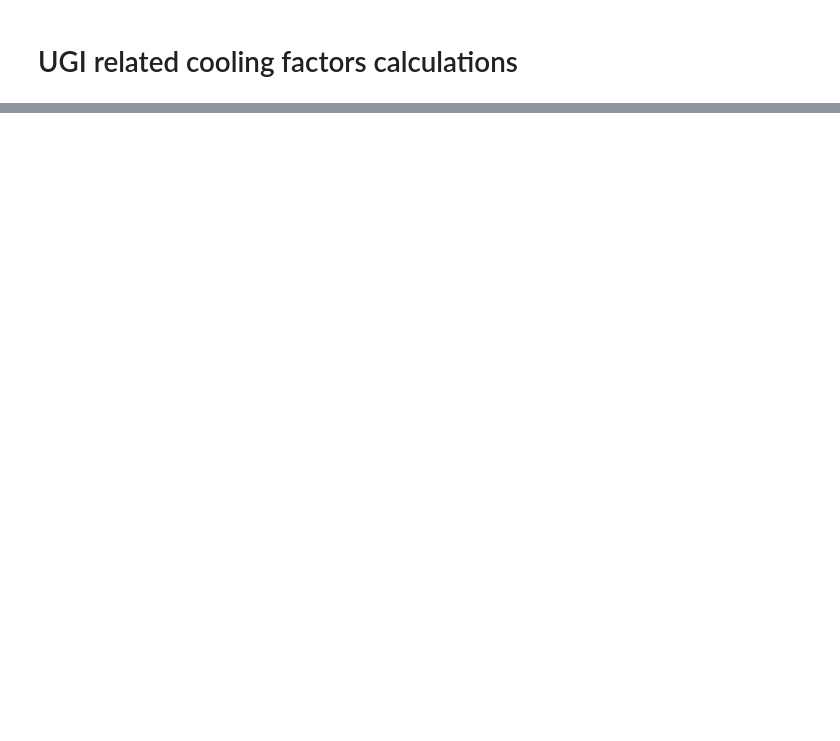
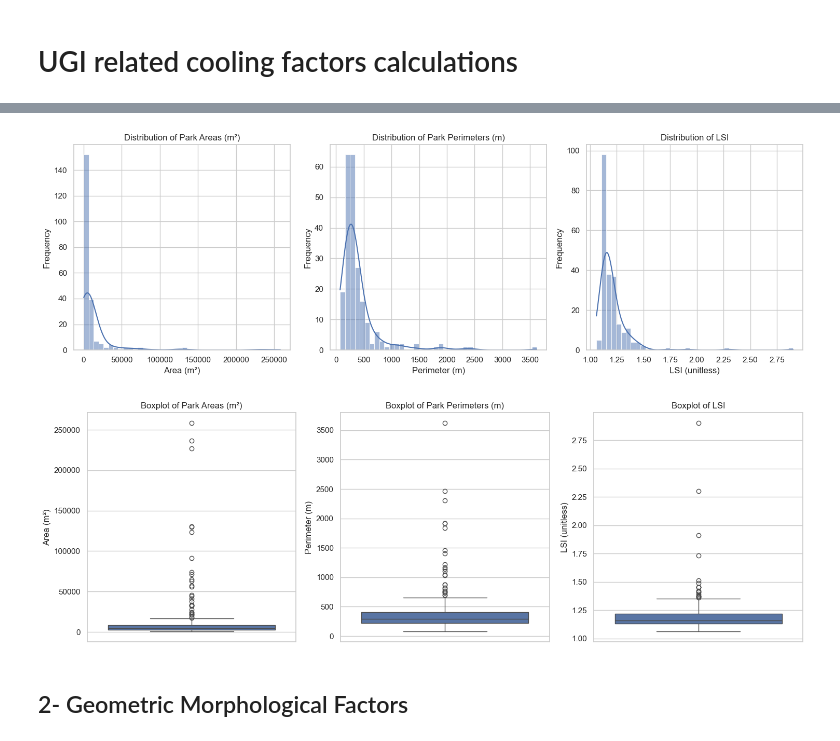
Before and after one commit to NourahAlhosain/CASA-Disso-25, a Jupyter notebook: 04_FactorsCalculations.ipynb, the cells around one changed output, grey strips where cells are left out. Cells and saved outputs as stored; diff of their text form; code cells hidden in the pictures; blank space fills up the shorter version.

```diff
--- a/04_FactorsCalculations.ipynb
+++ b/04_FactorsCalculations.ipynb
@@ -52,0 +48,5 @@ Final CRS: EPSG:4326
+# %%
+# Calculate area, perimeter, and LSI for each park
+parks_gdf['area_m2'] = parks_gdf.geometry.area.round(2)
+parks_gdf['perimeter_m'] = parks_gdf.geometry.length.round(2)
+parks_gdf['LSI'] = (parks_gdf['perimeter_m'] / (2 * np.sqrt(np.pi * parks_gdf['area_m2']))).round(2)
@@ -52,0 +65,50 @@ Final CRS: EPSG:4326
+# %%
+# Set plot style for better visuals
+sns.set(style="whitegrid")
+
+# Create subplots for histograms (distribution)
+fig, axes = plt.subplots(1, 3, figsize=(15, 5))  # 1 row, 3 columns
+
+# Histogram for Area
+sns.histplot(parks_gdf['area_m2'], bins=40, kde=True, ax=axes[0])
+axes[0].set_title('Distribution of Park Areas (m²)')
+axes[0].set_xlabel('Area (m²)')
+axes[0].set_ylabel('Frequency')
+
+# Histogram for Perimeter
+sns.histplot(parks_gdf['perimeter_m'], bins=40, kde=True, ax=axes[1])
+axes[1].set_title('Distribution of Park Perimeters (m)')
+axes[1].set_xlabel('Perimeter (m)')
+axes[1].set_ylabel('Frequency')
+
+# Histogram for LSI
+sns.histplot(parks_gdf['LSI'], bins=40, kde=True, ax=axes[2])
+axes[2].set_title('Distribution of LSI')
+axes[2].set_xlabel('LSI (unitless)')
+axes[2].set_ylabel('Frequency')
+
+plt.tight_layout()
+plt.show()
+
+# Boxplots for overview (medians, outliers)
+fig, axes = plt.subplots(1, 3, figsize=(15, 5))
+
+sns.boxplot(y=parks_gdf['area_m2'], ax=axes[0])
+axes[0].set_title('Boxplot of Park Areas (m²)')
+axes[0].set_ylabel('Area (m²)')
+
+sns.boxplot(y=parks_gdf['perimeter_m'], ax=axes[1])
+axes[1].set_title('Boxplot of Park Perimeters (m)')
+axes[1].set_ylabel('Perimeter (m)')
+
+sns.boxplot(y=parks_gdf['LSI'], ax=axes[2])
+axes[2].set_title('Boxplot of LSI')
+axes[2].set_ylabel('LSI (unitless)')
+
+plt.tight_layout()
+plt.show()
+# %% [output]
+[figure, added]
+[figure, added]
+# %% [markdown]
+## 2- Geometric Morphological Factors
```
Also changed, not shown: parts of 8 cells of this notebook, 1 other file.
